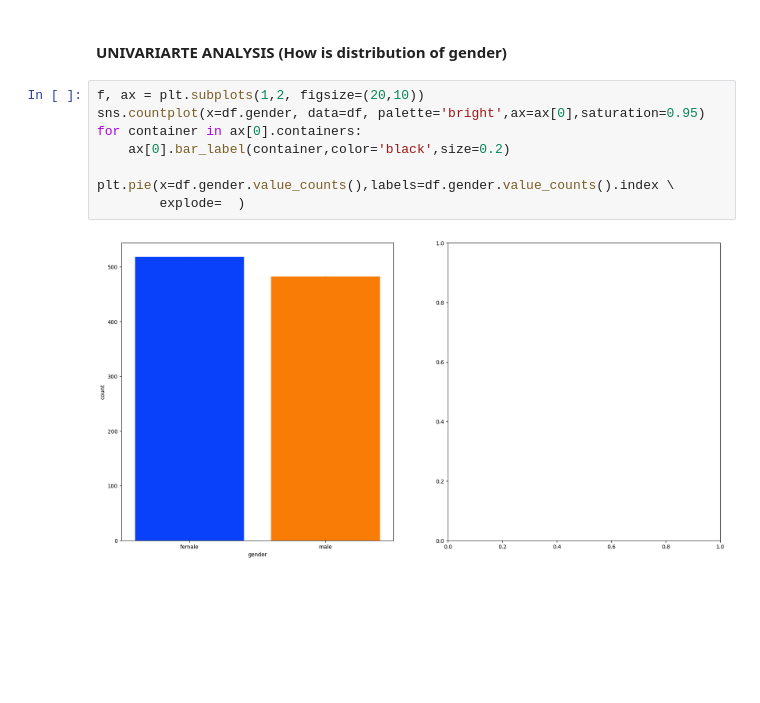
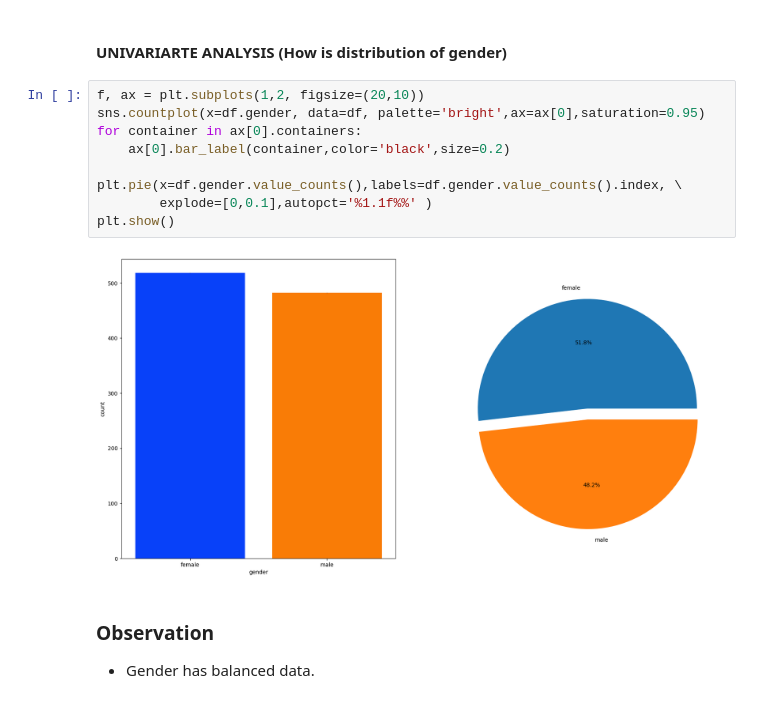
Before and after one commit to SinghJagpreet096/Studentperformanceindicator-with-mlops, a Jupyter notebook: notebook/EDA.ipynb, the cells around one changed output. Cells and saved outputs as stored; diff of their text form; blank space fills up the shorter version.

```diff
--- a/notebook/EDA.ipynb
+++ b/notebook/EDA.ipynb
@@ -419,10 +419,14 @@ plt.show()
 # %%
 f, ax = plt.subplots(1,2, figsize=(20,10))
 sns.countplot(x=df.gender, data=df, palette='bright',ax=ax[0],saturation=0.95)
 for container in ax[0].containers:
     ax[0].bar_label(container,color='black',size=0.2)
 
-plt.pie(x=df.gender.value_counts(),labels=df.gender.value_counts().index \
-        explode=  )
+plt.pie(x=df.gender.value_counts(),labels=df.gender.value_counts().index, \
+        explode=[0,0.1],autopct='%1.1f%%' )
+plt.show()
 # %% [output]
-[figure, old version]
+[figure, new version]
+# %% [markdown]
+### Observation
+- Gender has balanced data.
```
Also changed, not shown: 6 other files.
